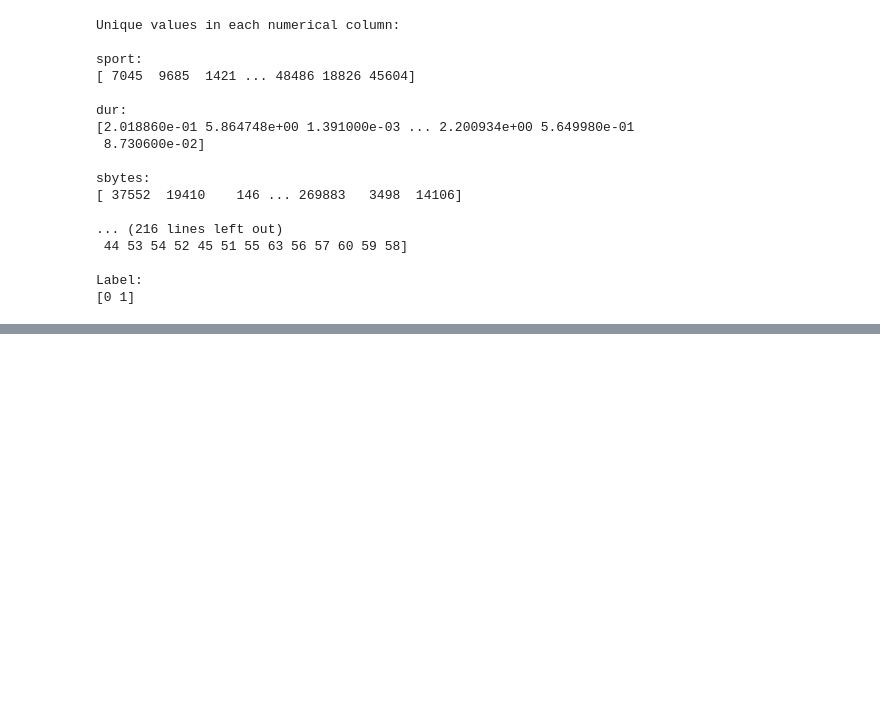
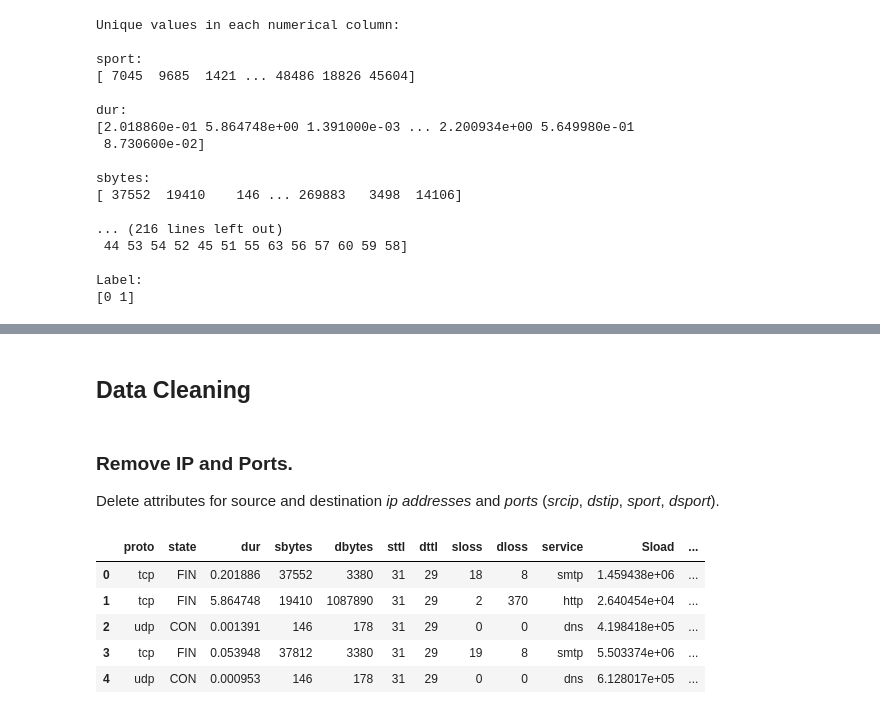
Before and after one commit to Mugna46/AI_project, a Jupyter notebook: AI.ipynb, the cells around one changed output, grey strips where cells are left out. Drawn from its saved outputs; the diff is of its cells as text; code cells hidden in the pictures; blank space fills up the shorter version.

Commit message:
feat(notebook): DPP ip, ports, service, ct_flw

```diff
--- a/AI.ipynb
+++ b/AI.ipynb
@@ -667,0 +672,17 @@ Label:
+# %% [markdown]
+## Data Cleaning
+# %% [markdown]
+### Remove IP and Ports.
+
+Delete attributes for source and destination *ip addresses* and *ports* (*srcip*, *dstip*, *sport*, *dsport*).
+# %%
+df = df.drop(columns=['srcip', 'dstip', 'sport', 'dsport'])
+
+df.head(5)
+# %% [output]
+|  | proto | state | dur | sbytes | dbytes | sttl | dttl | sloss | dloss | service | Sload | ... |
+| 0 | tcp | FIN | 0.201886 | 37552 | 3380 | 31 | 29 | 18 | 8 | smtp | 1.459438e+06 | ... |
+| 1 | tcp | FIN | 5.864748 | 19410 | 1087890 | 31 | 29 | 2 | 370 | http | 2.640454e+04 | ... |
+| 2 | udp | CON | 0.001391 | 146 | 178 | 31 | 29 | 0 | 0 | dns | 4.198418e+05 | ... |
+| 3 | tcp | FIN | 0.053948 | 37812 | 3380 | 31 | 29 | 19 | 8 | smtp | 5.503374e+06 | ... |
+| 4 | udp | CON | 0.000953 | 146 | 178 | 31 | 29 | 0 | 0 | dns | 6.128017e+05 | ... |
```
Also changed, not shown: parts of 23 cells of this notebook, 1 other file.
